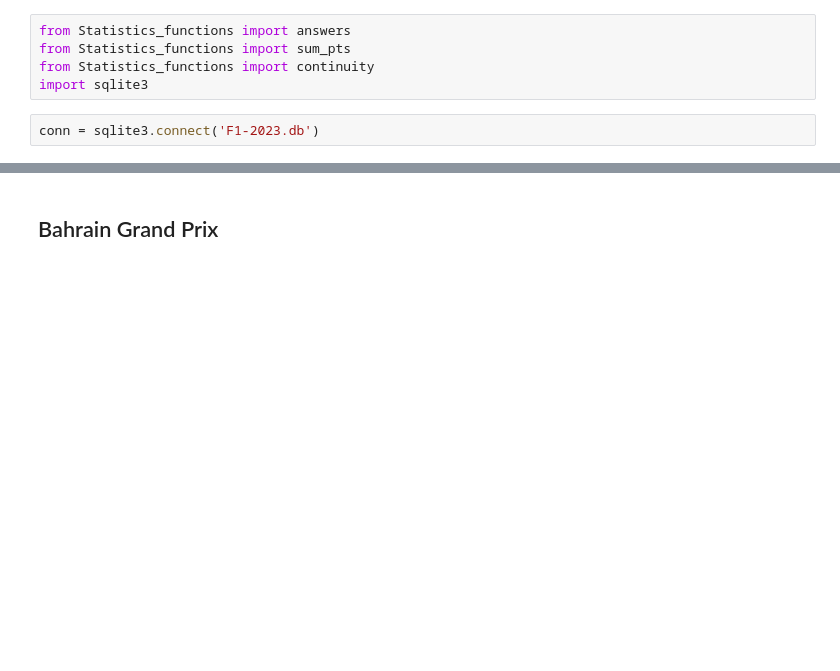
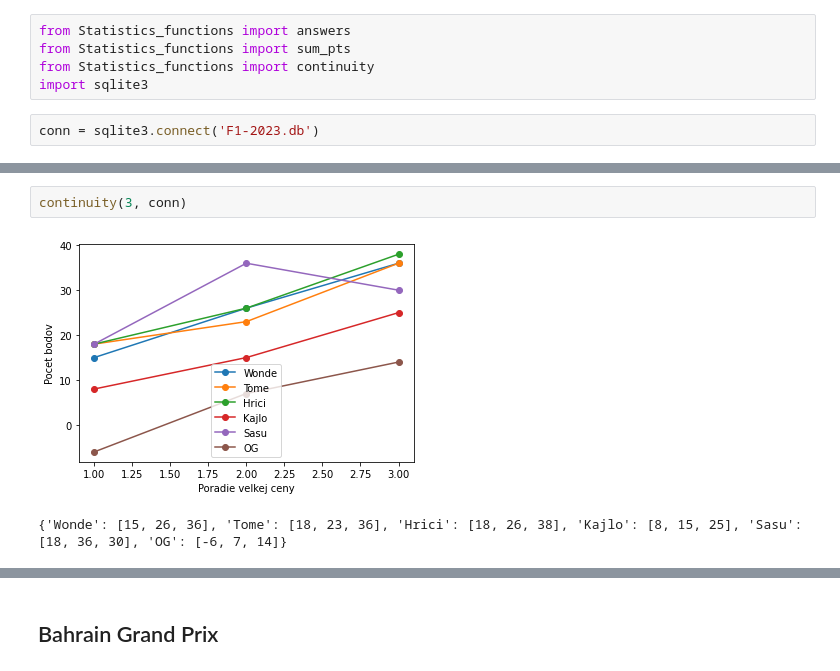
Before and after one commit to mibrix/F1_tipovacka, a Jupyter notebook: Statistics.ipynb, the cells around one changed output, grey strips where cells are left out. Saved outputs shown, nothing was run; the diff lists cells and outputs as text; blank space fills up the shorter version.

```diff
--- a/Statistics.ipynb
+++ b/Statistics.ipynb
@@ -7,0 +15,5 @@ conn = sqlite3.connect('F1-2023.db')
+# %%
+continuity(3, conn)
+# %% [output]
+[figure, added]
+{'Wonde': [15, 26, 36], 'Tome': [18, 23, 36], 'Hrici': [18, 26, 38], 'Kajlo': [8, 15, 25], 'Sasu': [18, 36, 30], 'OG': [-6, 7, 14]}
```
Also changed, not shown: parts of 10 cells of this notebook, 3 other files.
